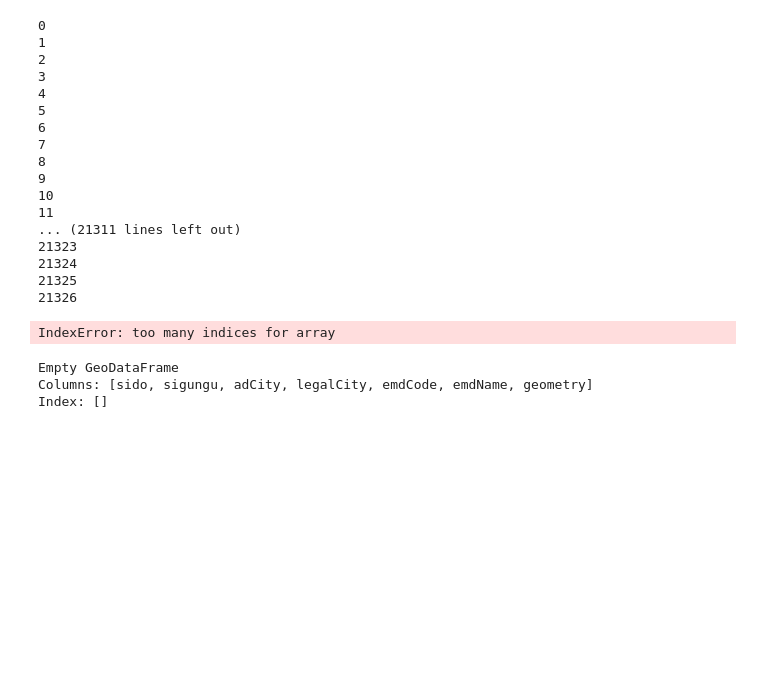
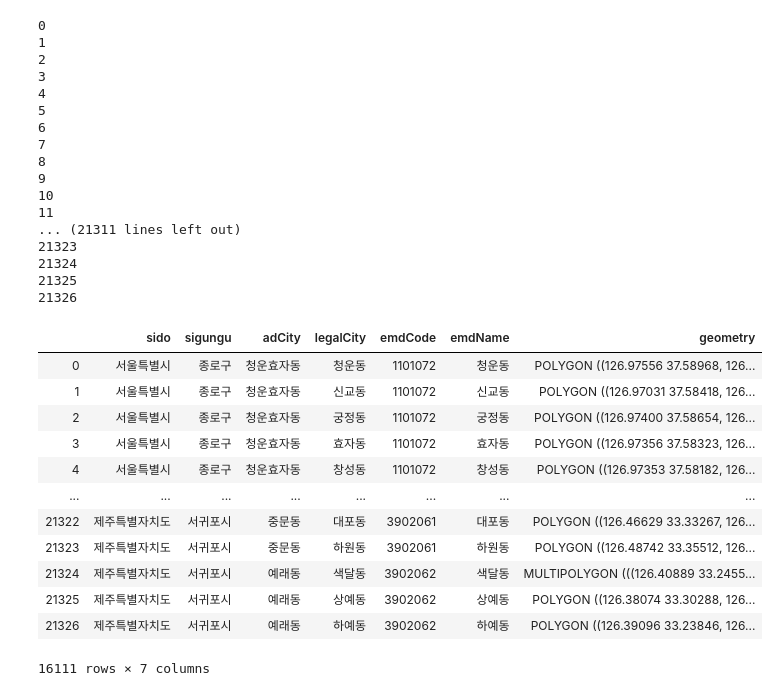
Before and after one commit to jiwon11/localDataAnalysis, a Jupyter notebook: destrict.ipynb, the cells around one changed output. Cells and saved outputs as stored; diff of their text form; code cells hidden in the pictures; blank space fills up the shorter version.

```diff
--- a/destrict.ipynb
+++ b/destrict.ipynb
@@ -279,10 +279,20 @@ conn.close()
 21324
 21325
 21326
-# %%
-ad_area_gdf[ad_area_gdf.contains(Point(37.5948696, 126.9920206))]
-# %% [output]
-IndexError: too many indices for array
-Empty GeoDataFrame
-Columns: [sido, sigungu, adCity, legalCity, emdCode, emdName, geometry]
-Index: []
+# %%
+emd_area = ad_area_gdf.groupby(['emdName'])
+emd_area.head(10)
+# %% [output]
+|  | sido | sigungu | adCity | legalCity | emdCode | emdName | geometry |
+| 0 | 서울특별시 | 종로구 | 청운효자동 | 청운동 | 1101072 | 청운동 | POLYGON ((126.97556 37.58968, 126... |
+| 1 | 서울특별시 | 종로구 | 청운효자동 | 신교동 | 1101072 | 신교동 | POLYGON ((126.97031 37.58418, 126... |
+| 2 | 서울특별시 | 종로구 | 청운효자동 | 궁정동 | 1101072 | 궁정동 | POLYGON ((126.97400 37.58654, 126... |
+| 3 | 서울특별시 | 종로구 | 청운효자동 | 효자동 | 1101072 | 효자동 | POLYGON ((126.97356 37.58323, 126... |
+| 4 | 서울특별시 | 종로구 | 청운효자동 | 창성동 | 1101072 | 창성동 | POLYGON ((126.97353 37.58182, 126... |
+| ... | ... | ... | ... | ... | ... | ... | ... |
+| 21322 | 제주특별자치도 | 서귀포시 | 중문동 | 대포동 | 3902061 | 대포동 | POLYGON ((126.46629 33.33267, 126... |
+| 21323 | 제주특별자치도 | 서귀포시 | 중문동 | 하원동 | 3902061 | 하원동 | POLYGON ((126.48742 33.35512, 126... |
+| 21324 | 제주특별자치도 | 서귀포시 | 예래동 | 색달동 | 3902062 | 색달동 | MULTIPOLYGON (((126.40889 33.2455... |
+| 21325 | 제주특별자치도 | 서귀포시 | 예래동 | 상예동 | 3902062 | 상예동 | POLYGON ((126.38074 33.30288, 126... |
+| 21326 | 제주특별자치도 | 서귀포시 | 예래동 | 하예동 | 3902062 | 하예동 | POLYGON ((126.39096 33.23846, 126... |
+16111 rows × 7 columns
```
Also changed, not shown: parts of 1 cell of this notebook, 1 other file.
